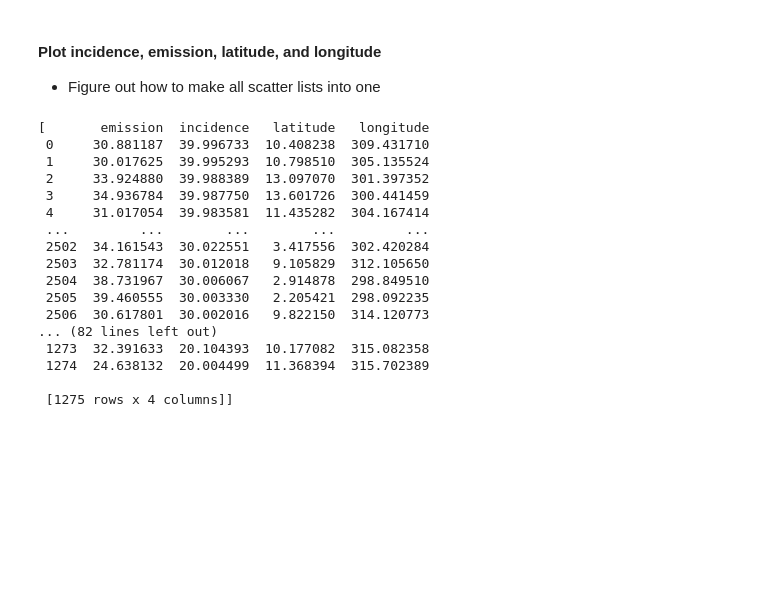
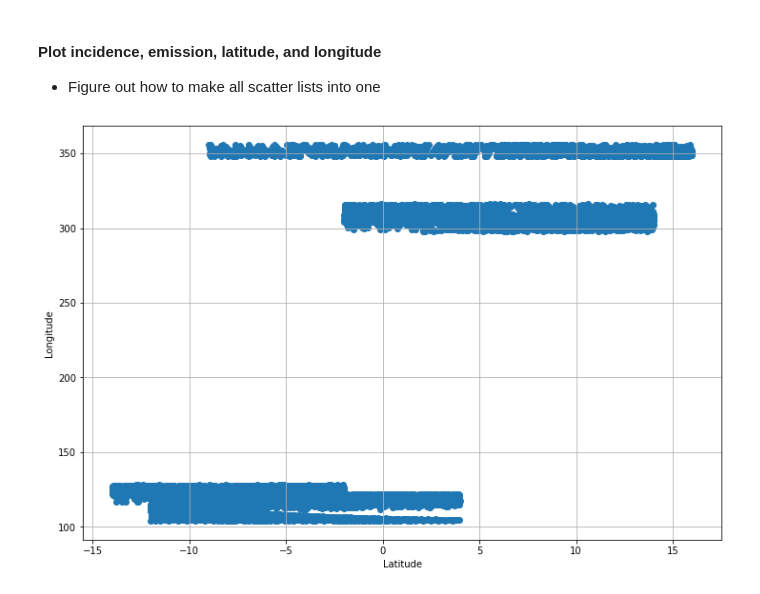
Before and after one commit to lucaslibshutz/spectralResearch, a Jupyter notebook: i_e_plots.ipynb, the cells around one changed output. Cells and saved outputs as stored; diff of their text form; code cells hidden in the pictures; blank space fills up the shorter version.

Commit message:
airmass plots (sort of)

```diff
--- a/i_e_plots.ipynb
+++ b/i_e_plots.ipynb
@@ -81,37 +81,16 @@ for number in new_array:
     scatter = 'scatter'+number
     scatter_list.append(locals()[scatter])
 
-total_scatter = []
-for year in total_scatter:
-    for value in year:
-        total_scatter.append(value)
+total_scatter = pd.concat(scatter_list)
-# %%
-flatten(scatter_list,3) # issue where the list will not flatten properly, is list of nested sequences
-# %% [output]
-[       emission  incidence   latitude   longitude
- 0     30.881187  39.996733  10.408238  309.431710
- 1     30.017625  39.995293  10.798510  305.135524
- 2     33.924880  39.988389  13.097070  301.397352
- 3     34.936784  39.987750  13.601726  300.441459
- 4     31.017054  39.983581  11.435282  304.167414
- ...         ...        ...        ...         ...
- 2502  34.161543  30.022551   3.417556  302.420284
- 2503  32.781174  30.012018   9.105829  312.105650
- 2504  38.731967  30.006067   2.914878  298.849510
- 2505  39.460555  30.003330   2.205421  298.092235
- 2506  30.617801  30.002016   9.822150  314.120773
-... (82 lines left out)
- 1273  32.391633  20.104393  10.177082  315.082358
- 1274  24.638132  20.004499  11.368394  315.702389
-
- [1275 rows x 4 columns]]
 # %%
 %matplotlib inline
 fig,ax = plt.subplots(1,1,figsize=(12,8),facecolor='white')
-ax.scatter(scatter_0405['latitude'],scatter_0405['longitude'])
+ax.scatter(total_scatter['latitude'],total_scatter['longitude'])
 ax.set_xlabel('Latitude')
 ax.set_ylabel('Longitude')
 ax.grid(True)
 plt.show()
+# %% [output]
+[figure, added]
 # %%
 %matplotlib inline
```
Also changed, not shown: parts of 3 cells of this notebook, 1 other file.
